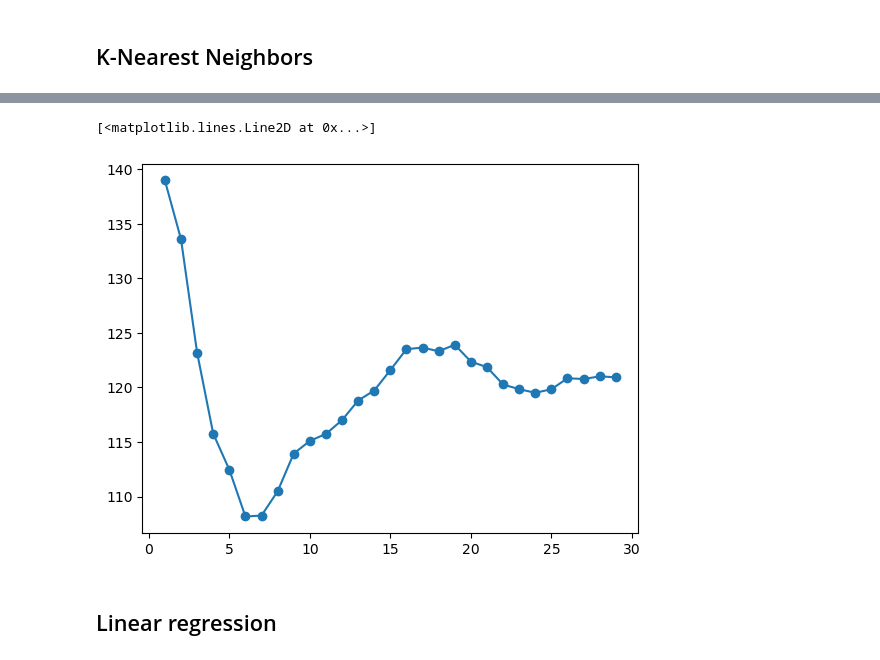
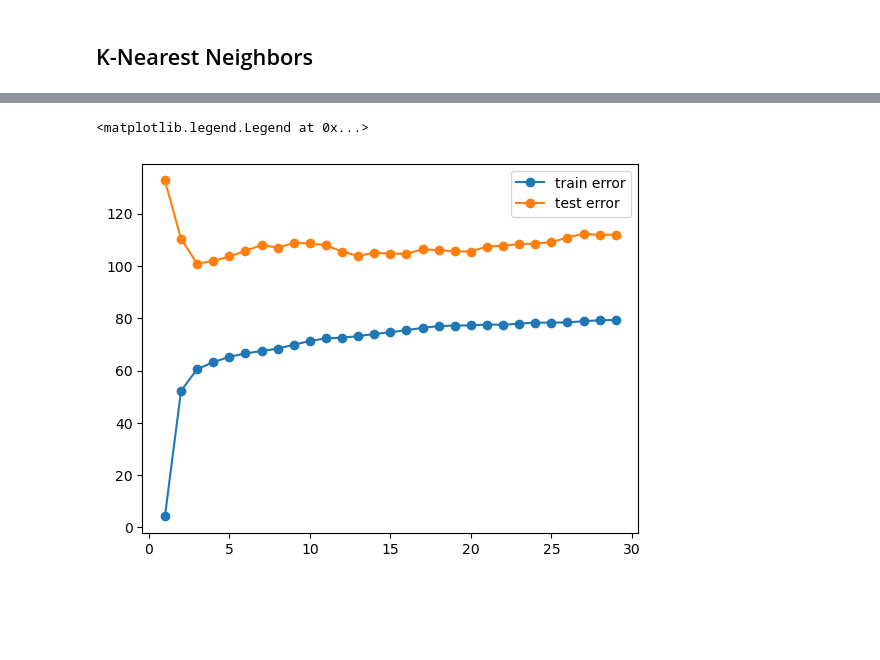
Before and after one commit to moran-teaching/stat486-website, a Jupyter notebook: nb/lec2b.ipynb, the cells around one changed output, grey strips where cells are left out. Saved outputs shown, nothing was run; the diff lists cells and outputs as text; code cells hidden in the pictures; blank space fills up the shorter version.

```diff
--- a/nb/lec2b.ipynb
+++ b/nb/lec2b.ipynb
@@ -180,24 +180,29 @@ Test R-squared of KNN: 0.468
 # %%
 from sklearn.model_selection import train_test_split
 from sklearn.neighbors import KNeighborsRegressor
 
 # Split the data into training and test sets
 X_train, X_test, Y_train, Y_test = train_test_split(X_stan, Y, test_size=100, train_size=400, random_state=1)
 
-all_errs = []
+train_errs = []
+test_errs = []
 
 for K in range(1, 30):
     knn = KNeighborsRegressor(n_neighbors=K)
     knn.fit(X_train, Y_train)
+    Y_train_pred = knn.predict(X_train)
     Y_pred = knn.predict(X_test)
 
     # Evaluate test error
+    train_error = np.sqrt((Y_train - Y_train_pred) ** 2).mean()
     test_error = np.sqrt(((Y_test - Y_pred) ** 2).mean())
-    all_errs.append(test_error)
 
-plt.plot(range(1, 30), all_errs, marker='o')
+    train_errs.append(train_error)
+    test_errs.append(test_error)
+
+plt.plot(range(1, 30), train_errs, marker='o', label='train error')
+plt.plot(range(1, 30), test_errs, marker='o', label='test error')
+plt.legend()
 # %% [output]
-[<matplotlib.lines.Line2D at 0x...>]
+<matplotlib.legend.Legend at 0x...>
-[figure, old version]
+[figure, new version]
-# %% [markdown]
-## Linear regression
```
Also changed, not shown: parts of 4 cells of this notebook, 13 other files.
